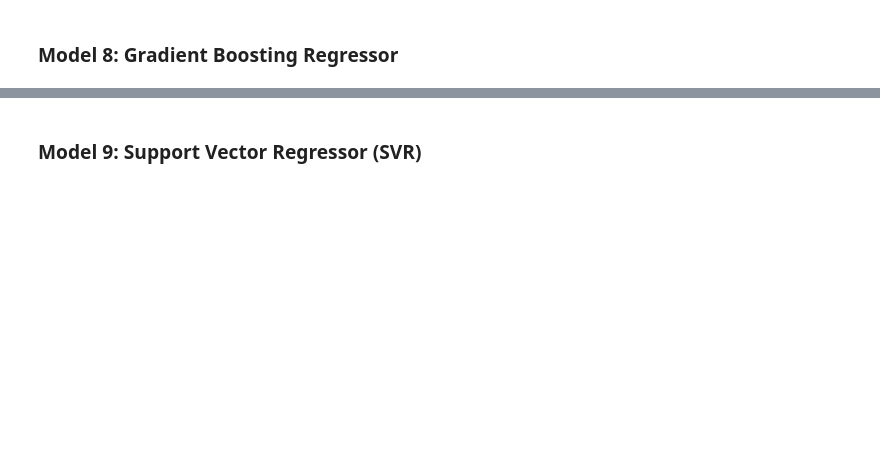
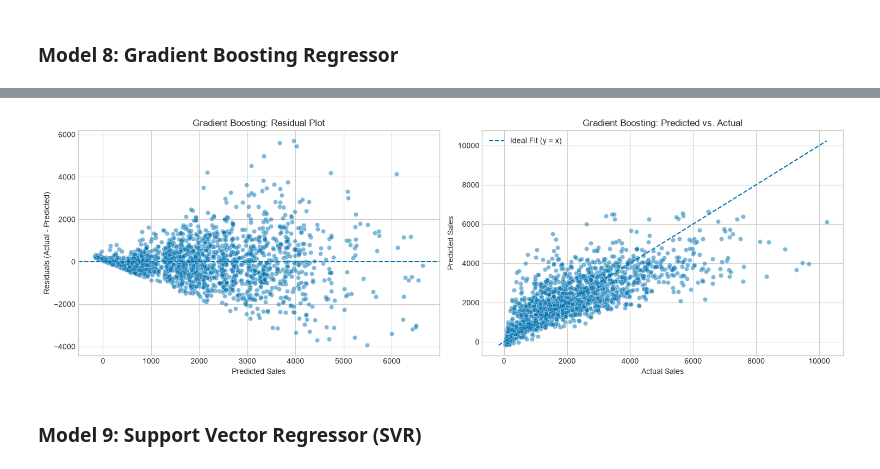
Before and after one commit to Nikhil-Jones/ML-Algorithms, a Jupyter notebook: notebooks/regression/regression.ipynb, the cells around one changed output, grey strips where cells are left out. Cells and saved outputs as stored; diff of their text form; code cells hidden in the pictures; blank space fills up the shorter version.

```diff
--- a/notebooks/regression/regression.ipynb
+++ b/notebooks/regression/regression.ipynb
@@ -33,7 +33,7 @@ sns.set_palette('colorblind')
 ## Step 2: Dataset Loading & Audit (Section A1)
 **Purpose**: Load the dataset and audit structural dimensions (`shape`), feature data types (`dtypes`), missing value counts, and baseline statistical properties of target variable `Item_Outlet_Sales`.
 # %%
-data_path = r'../data/regression/data.csv'
+data_path = r'data/regression/data.csv'
 df = pd.read_csv(data_path)
 
 print("Dataset Shape:", df.shape)
@@ -787,2 +1036,91 @@ Validation MAE         : 728.4427
 # %% [markdown]
 ### Model 8: Gradient Boosting Regressor
+# %%
+gradient_boosting = GradientBoostingRegressor(
+    random_state=42
+)
+
+gradient_boosting.fit(X_train_scaled, y_train)
+
+predicted_sales = gradient_boosting.predict(X_val_scaled)
+
+r2_score_gb = r2_score(y_val, predicted_sales)
+rmse_gb = np.sqrt(mean_squared_error(y_val, predicted_sales))
+mae_gb = mean_absolute_error(y_val, predicted_sales)
+
+kf = KFold(n_splits=5, shuffle=True, random_state=42)
+
+cv_scores = cross_val_score(
+    gradient_boosting,
+    X_train_scaled,
+    y_train,
+    cv=kf,
+    scoring='r2'
+)
+
+average_cv_r2 = np.mean(cv_scores)
+std_cv_r2 = np.std(cv_scores)
+
+results_list.append({
+    'Algorithm': 'Gradient Boosting Regressor',
+    'R2 Score': r2_score_gb,
+    'RMSE': rmse_gb,
+    'MAE': mae_gb,
+    '5-Fold CV R2': average_cv_r2,
+    '5-Fold CV Std': std_cv_r2
+})
+
+print("=" * 60)
+print(" GRADIENT BOOSTING REGRESSOR PERFORMANCE METRICS ")
+print("=" * 60)
+print(f"Validation R² Score     : {r2_score_gb:.4f}")
+print(f"Validation RMSE         : {rmse_gb:.4f}")
+print(f"Validation MAE          : {mae_gb:.4f}")
+print(f"5-Fold CV R² Mean Score : {average_cv_r2:.4f} (+/- {std_cv_r2:.4f})")
+print("=" * 60)
+
+
+fig, axes = plt.subplots(1, 2, figsize=(15, 5))
+
+# Residual Plot
+residuals = y_val - predicted_sales
+
+sns.scatterplot(
+    x=predicted_sales,
+    y=residuals,
+    alpha=0.5,
+    ax=axes[0]
+)
+
+axes[0].axhline(0, linestyle='--')
+axes[0].set_title('Gradient Boosting: Residual Plot')
+axes[0].set_xlabel('Predicted Sales')
+axes[0].set_ylabel('Residuals (Actual - Predicted)')
+
+# Predicted vs Actual
+sns.scatterplot(
+    x=y_val,
+    y=predicted_sales,
+    alpha=0.5,
+    ax=axes[1]
+)
+
+minimum = min(y_val.min(), predicted_sales.min())
+maximum = max(y_val.max(), predicted_sales.max())
+
+axes[1].plot(
+    [minimum, maximum],
+    [minimum, maximum],
+    '--',
+    linewidth=1.5,
+    label='Ideal Fit (y = x)'
+)
+
+axes[1].set_title('Gradient Boosting: Predicted vs. Actual')
+axes[1].set_xlabel('Actual Sales')
+axes[1].set_ylabel('Predicted Sales')
+axes[1].legend()
+
+plt.tight_layout()
+plt.show()
+# %% [output]
@@ -789,2 +1135,3 @@ Validation MAE         : 728.4427
+[figure, added]
 # %% [markdown]
 ### Model 9: Support Vector Regressor (SVR)
```
Also changed, not shown: parts of 6 cells of this notebook.
